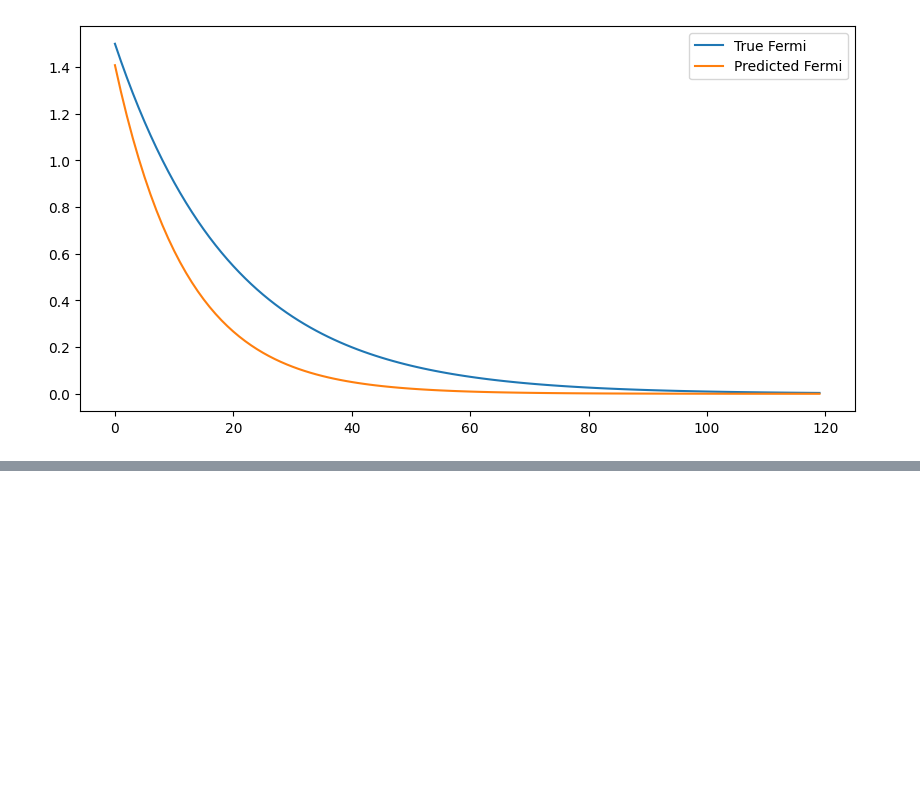
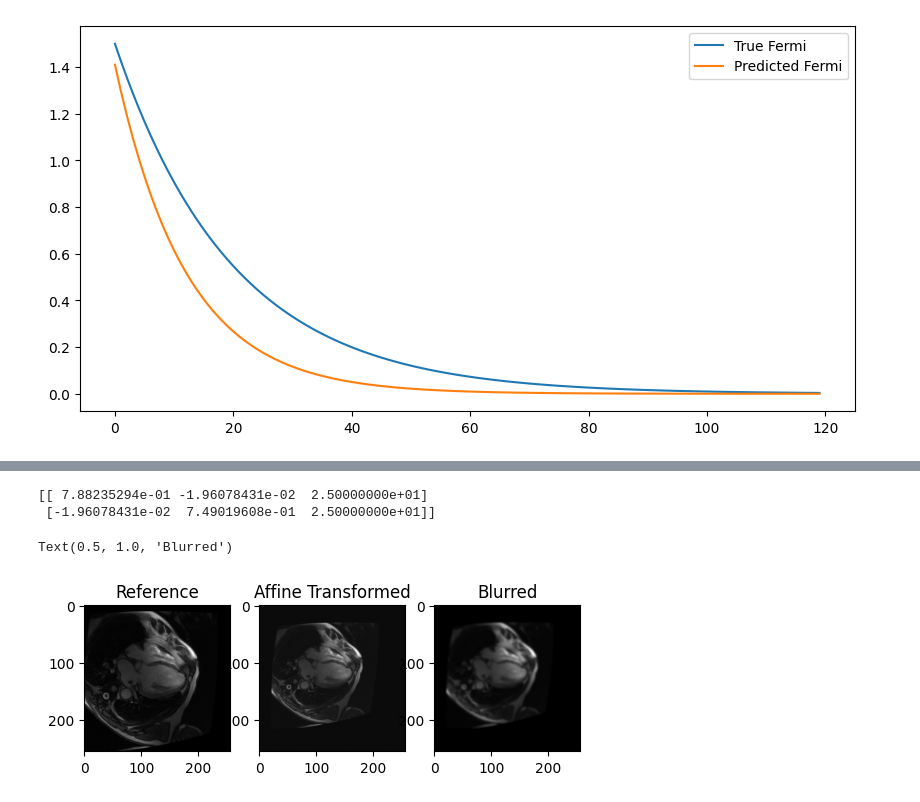
Before and after one commit to samhubs/fine-tuning-LLM, a Jupyter notebook: presentations_25feb/MPI_CMR.ipynb, the cells around one changed output, grey strips where cells are left out. Cells and saved outputs as stored; diff of their text form; code cells hidden in the pictures; blank space fills up the shorter version.

```diff
--- a/presentations_25feb/MPI_CMR.ipynb
+++ b/presentations_25feb/MPI_CMR.ipynb
@@ -111,0 +133,25 @@ plt.legend()
+# %%
+img_reference = cmr_images[30]
+src_pts = np.array([[0, 0], [img_reference.shape[1] - 1, 0], [0, img_reference.shape[0] - 1]])
+dst_pts = np.array([[25, 25], [img_reference.shape[1] - 30, 20], [20, img_reference.shape[0] - 40]])
+affine_matrix = cv2.getAffineTransform(src_pts.astype(np.float32), dst_pts.astype(np.float32))
+print(affine_matrix)
+output_size = (img_reference.shape[1], img_reference.shape[0])
+interpolation = cv2.INTER_CUBIC
+img_transformed = cv2.warpAffine(img_reference, affine_matrix, output_size, flags=interpolation)
+img_transformed_blurred = cv2.GaussianBlur(img_transformed, (7, 7), 0, 0)
+plt.figure()
+plt.subplot(131)
+plt.imshow(img_reference, cmap="gray")
+plt.title("Reference")
+plt.subplot(132)
+plt.imshow(img_transformed, cmap="gray")
+plt.title("Affine Transformed")
+plt.subplot(133)
+plt.imshow(img_transformed_blurred, cmap="gray")
+plt.title("Blurred")
+# %% [output]
+[[ 7.88235294e-01 -1.96078431e-02  2.50000000e+01]
+ [-1.96078431e-02  7.49019608e-01  2.50000000e+01]]
+Text(0.5, 1.0, 'Blurred')
+[figure, added]
```
Also changed, not shown: parts of 7 cells of this notebook, 3 other files.
